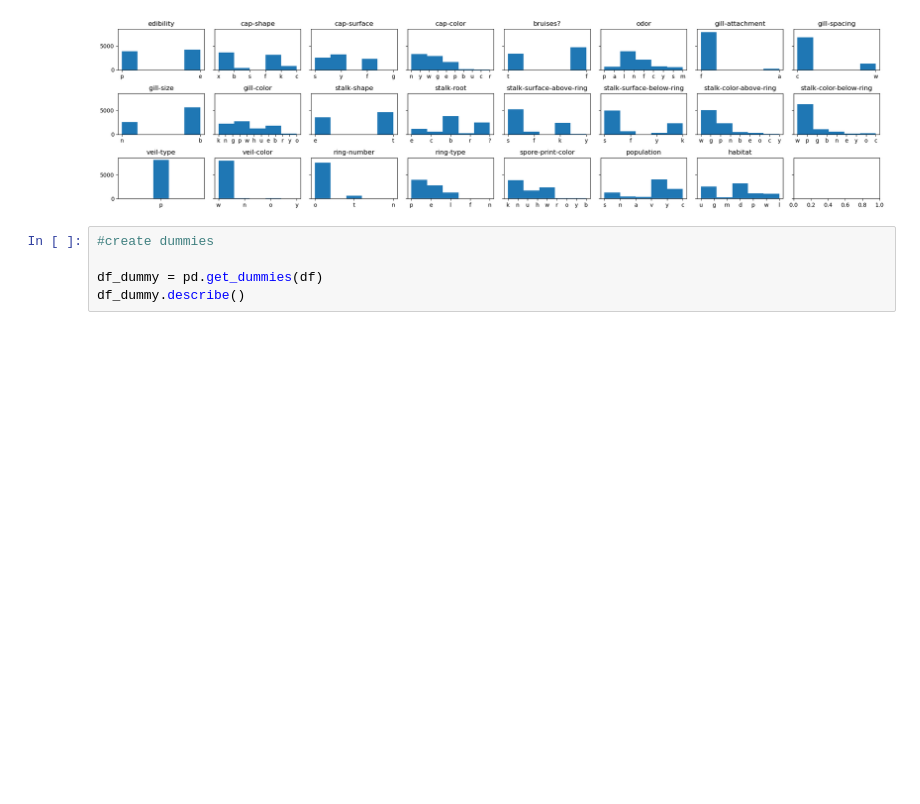
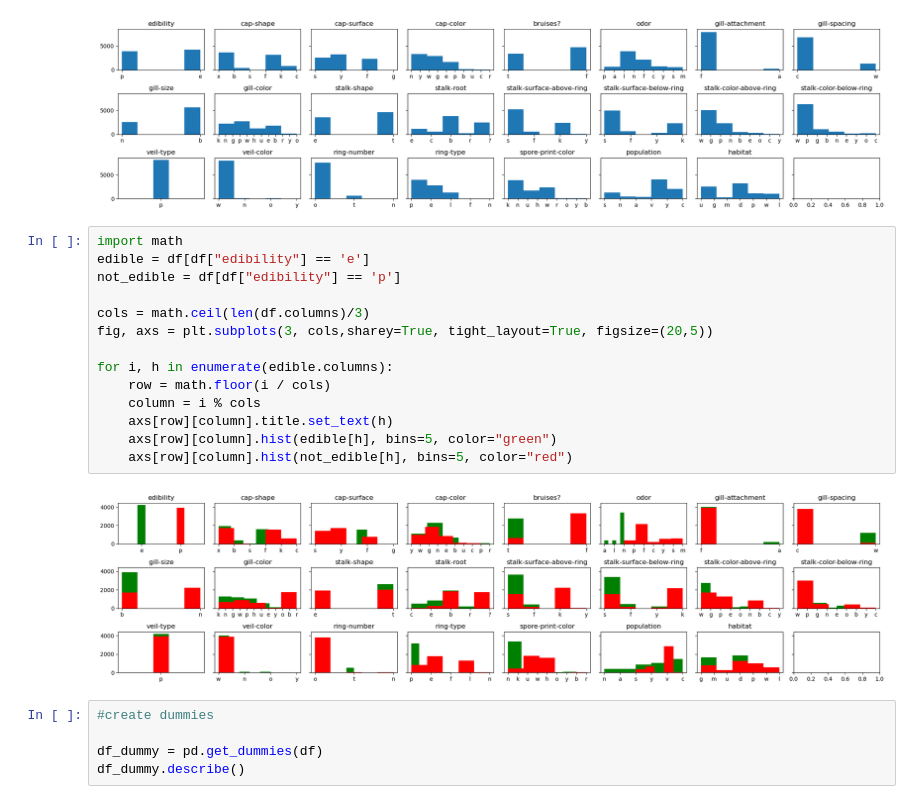
Before and after one commit to Ofplarsen/IDATT2502, a Jupyter notebook: Oving5/oving5.ipynb, the cells around one changed output. Cells and saved outputs as stored; diff of their text form; blank space fills up the shorter version.

```diff
--- a/Oving5/oving5.ipynb
+++ b/Oving5/oving5.ipynb
@@ -80,6 +80,22 @@ for i, h in enumerate(df.columns):
     axs[row][column].hist(df[h], bins=5)
 # %% [output]
 [figure]
+# %%
+import math
+edible = df[df["edibility"] == 'e']
+not_edible = df[df["edibility"] == 'p']
+
+cols = math.ceil(len(df.columns)/3)
+fig, axs = plt.subplots(3, cols,sharey=True, tight_layout=True, figsize=(20,5))
+
+for i, h in enumerate(edible.columns):
+    row = math.floor(i / cols)
+    column = i % cols
+    axs[row][column].title.set_text(h)
+    axs[row][column].hist(edible[h], bins=5, color="green")
+    axs[row][column].hist(not_edible[h], bins=5, color="red")
+# %% [output]
+[figure, added]
 # %%
 #create dummies
 
```
Also changed, not shown: parts of 2 cells of this notebook.
